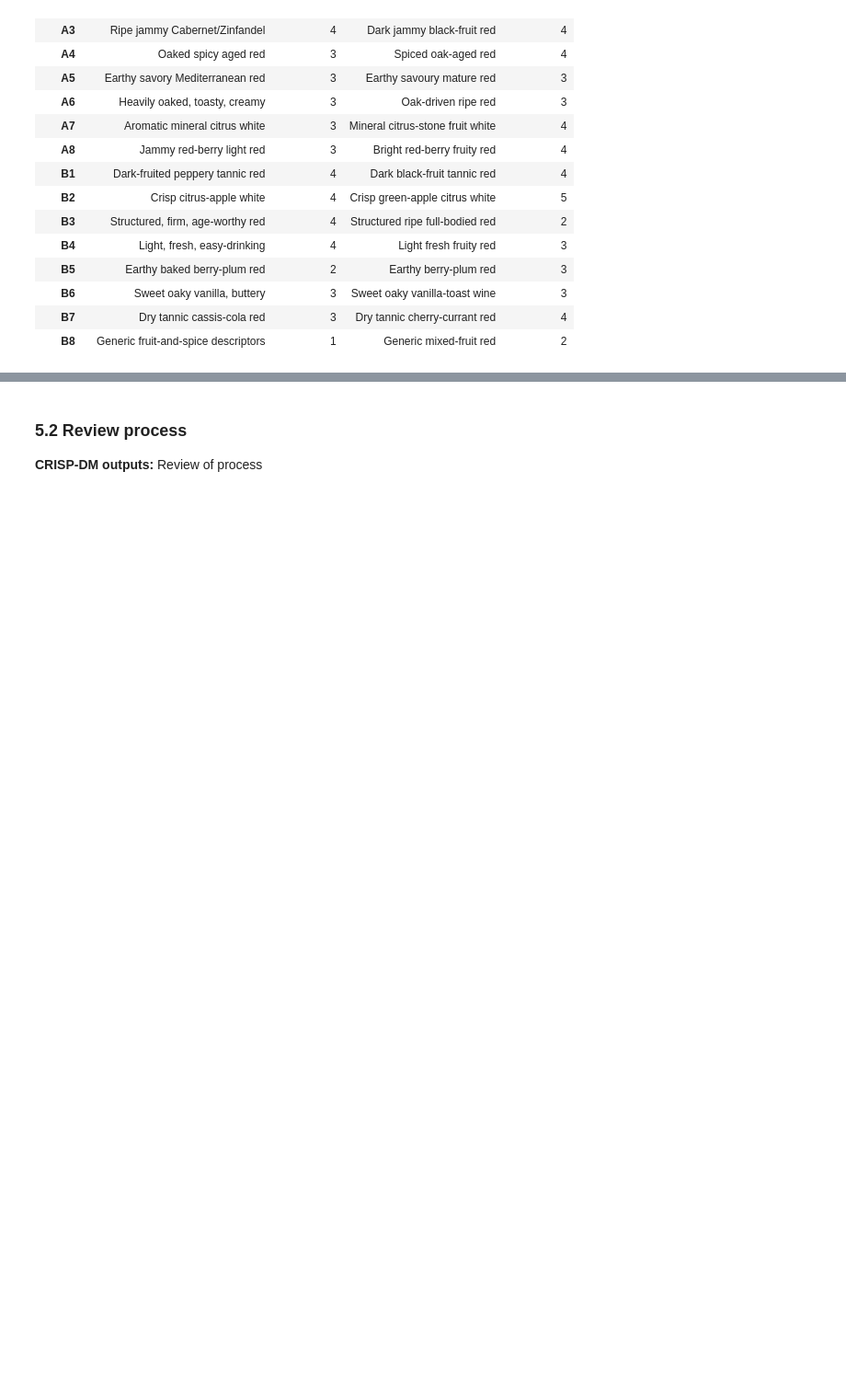
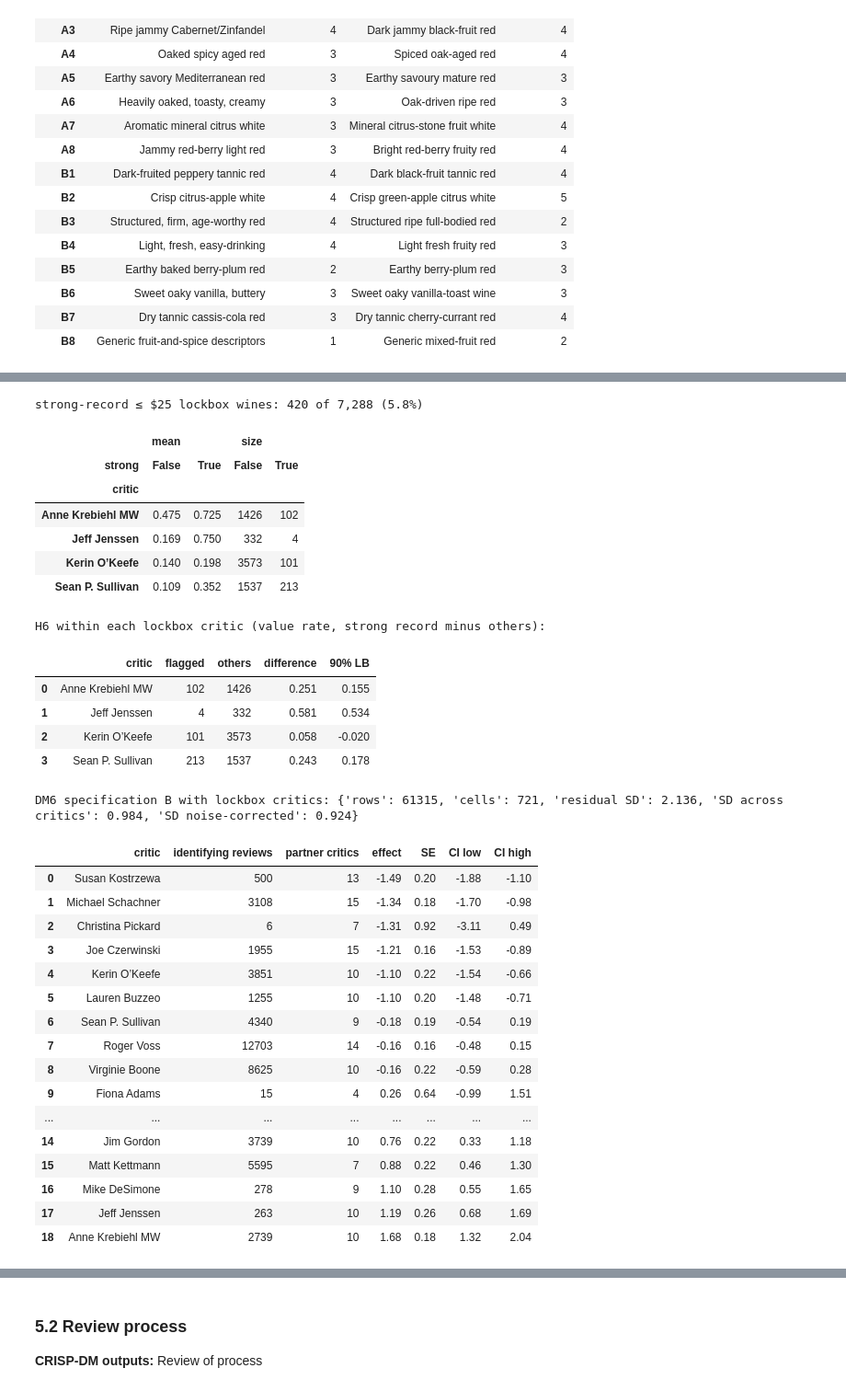
Before and after one commit to anita-agasaveeran/Assignment4, a Jupyter notebook: 01_CRISP-DM_Wine_Value/notebooks/CRISP_DM_Wine_Value.ipynb, the cells around one changed output, grey strips where cells are left out. Shown at 92% size. Drawn from its saved outputs; the diff is of its cells as text; code cells hidden in the pictures; blank space fills up the shorter version.

```diff
--- a/01_CRISP-DM_Wine_Value/notebooks/CRISP_DM_Wine_Value.ipynb
+++ b/01_CRISP-DM_Wine_Value/notebooks/CRISP_DM_Wine_Value.ipynb
@@ -2845,0 +3036,48 @@ The lockbox is sealed (config.LOCKBOX_UNSEALED is False): nothing below has run.
+# %%
+# 5.1g POST HOC (critic round 1): H6 within each lockbox critic, and DM6 specification B with the lockbox critics
+from winevalue.insights import add_training_columns, critic_fixed_effects
+_h = add_training_columns(lb_test[lb_test["in_value_pool"] & lb_test["critic"].notna()], dev_tr).assign(
+    value=lambda x: x["points"] >= config.VALUE_MIN_POINTS, strong=lambda x: x["winery_track"] >= 89)
+print(f"strong-record ≤ $25 lockbox wines: {int(_h.strong.sum())} of {len(_h):,} ({_h.strong.mean():.1%})")
+display(_h.groupby(["critic", "strong"])["value"].agg(["mean", "size"]).unstack().round(3))
+h6_crit = phase5.within_group_diff(_h, "critic", "strong", "value")   # revision 3 (critic round 2): winery-bootstrap LB per critic
+print("H6 within each lockbox critic (value rate, strong record minus others):"); display(h6_crit.round(3))
+h6_crit.to_csv(tables / "phase5_h6_within_critic.csv", index=False)
+_both = pd.concat([dev_tr[dev_tr["critic"].notna()], lb_test[lb_test["critic"].notna()]])
+_both = _both[_both["price"].notna()].assign(log_price=lambda x: np.log(x["price"]))
+dm6_b_lb = critic_fixed_effects(_both, cell_keys=("variety", "province_model"), covariates=("log_price",))
+print("DM6 specification B with lockbox critics:", {k: round(v, 3) for k, v in dm6_b_lb.attrs.items()})
+display(dm6_b_lb.round(2)); dm6_b_lb.to_csv(tables / "phase5_dm6_fixed_effects_B.csv", index=False)
+# %% [output]
+strong-record ≤ $25 lockbox wines: 420 of 7,288 (5.8%)
+|  | mean |  | size |  |
+| strong | False | True | False | True |
+| critic |  |  |  |  |
+| Anne Krebiehl MW | 0.475 | 0.725 | 1426 | 102 |
+| Jeff Jenssen | 0.169 | 0.750 | 332 | 4 |
+| Kerin O’Keefe | 0.140 | 0.198 | 3573 | 101 |
+| Sean P. Sullivan | 0.109 | 0.352 | 1537 | 213 |
+H6 within each lockbox critic (value rate, strong record minus others):
+|  | critic | flagged | others | difference | 90% LB |
+| 0 | Anne Krebiehl MW | 102 | 1426 | 0.251 | 0.155 |
+| 1 | Jeff Jenssen | 4 | 332 | 0.581 | 0.534 |
+| 2 | Kerin O’Keefe | 101 | 3573 | 0.058 | -0.020 |
+| 3 | Sean P. Sullivan | 213 | 1537 | 0.243 | 0.178 |
+DM6 specification B with lockbox critics: {'rows': 61315, 'cells': 721, 'residual SD': 2.136, 'SD across critics': 0.984, 'SD noise-corrected': 0.924}
+|  | critic | identifying reviews | partner critics | effect | SE | CI low | CI high |
+| 0 | Susan Kostrzewa | 500 | 13 | -1.49 | 0.20 | -1.88 | -1.10 |
+| 1 | Michael Schachner | 3108 | 15 | -1.34 | 0.18 | -1.70 | -0.98 |
+| 2 | Christina Pickard | 6 | 7 | -1.31 | 0.92 | -3.11 | 0.49 |
+| 3 | Joe Czerwinski | 1955 | 15 | -1.21 | 0.16 | -1.53 | -0.89 |
+| 4 | Kerin O’Keefe | 3851 | 10 | -1.10 | 0.22 | -1.54 | -0.66 |
+| 5 | Lauren Buzzeo | 1255 | 10 | -1.10 | 0.20 | -1.48 | -0.71 |
+| 6 | Sean P. Sullivan | 4340 | 9 | -0.18 | 0.19 | -0.54 | 0.19 |
+| 7 | Roger Voss | 12703 | 14 | -0.16 | 0.16 | -0.48 | 0.15 |
+| 8 | Virginie Boone | 8625 | 10 | -0.16 | 0.22 | -0.59 | 0.28 |
+| 9 | Fiona Adams | 15 | 4 | 0.26 | 0.64 | -0.99 | 1.51 |
+| ... | ... | ... | ... | ... | ... | ... | ... |
+| 14 | Jim Gordon | 3739 | 10 | 0.76 | 0.22 | 0.33 | 1.18 |
+| 15 | Matt Kettmann | 5595 | 7 | 0.88 | 0.22 | 0.46 | 1.30 |
+| 16 | Mike DeSimone | 278 | 9 | 1.10 | 0.28 | 0.55 | 1.65 |
+| 17 | Jeff Jenssen | 263 | 10 | 1.19 | 0.26 | 0.68 | 1.69 |
+| 18 | Anne Krebiehl MW | 2739 | 10 | 1.68 | 0.18 | 1.32 | 2.04 |
```
Also changed, not shown: parts of 13 cells of this notebook, 29 other files.
